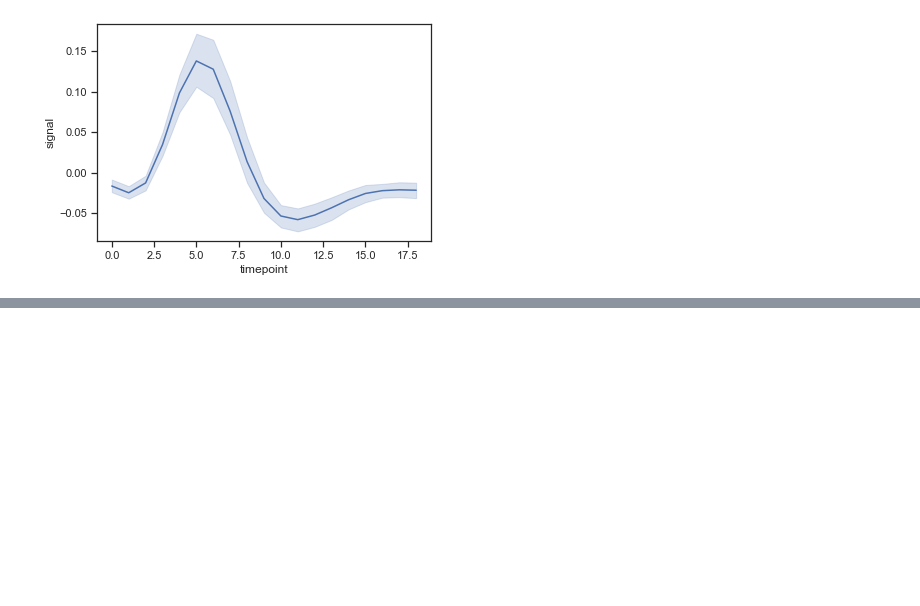
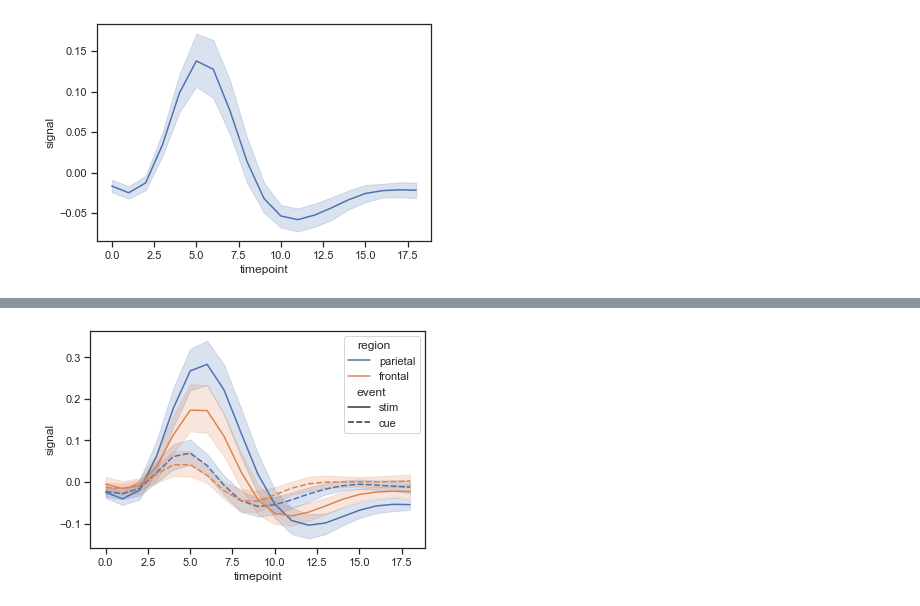
Before and after one commit to anandmukul1701/Data_Science, a Jupyter notebook: Applied AI/M2 - EDA & Data Vizualisation/Live Session Notebooks/Code Walkthrough live.ipynb, the cells around one changed output, grey strips where cells are left out. Drawn from its saved outputs; the diff is of its cells as text; code cells hidden in the pictures; blank space fills up the shorter version.

```diff
--- a/Applied AI/M2 - EDA & Data Vizualisation/Live Session Notebooks/Code Walkthrough live.ipynb
+++ b/Applied AI/M2 - EDA & Data Vizualisation/Live Session Notebooks/Code Walkthrough live.ipynb
@@ -177,0 +187,4 @@ sns.lineplot(data=fmri, x='timepoint', y='signal')
+# %%
+ax = sns.lineplot(data=fmri, x='timepoint', y='signal', hue='region',style='event')
+# %% [output]
+[figure, added]
```
Also changed, not shown: parts of 2 cells of this notebook.
